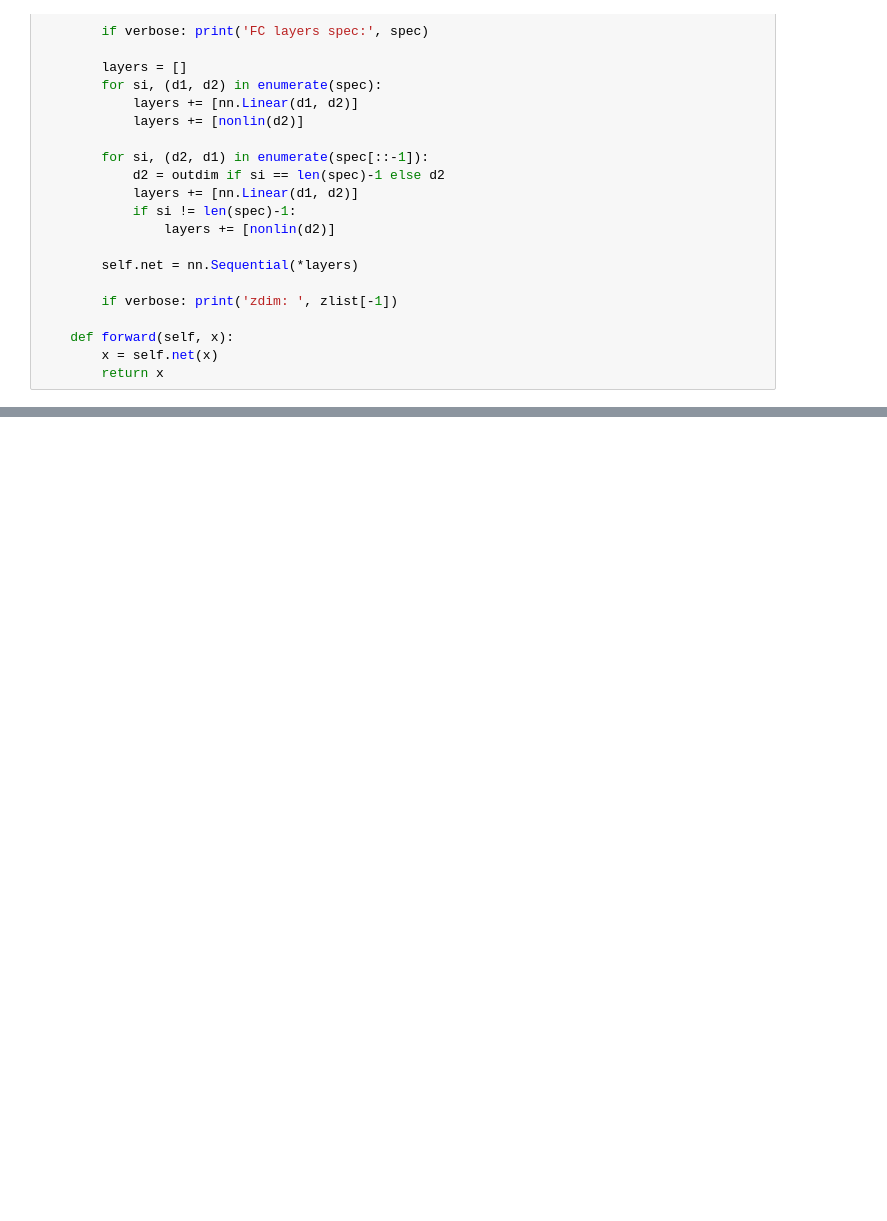
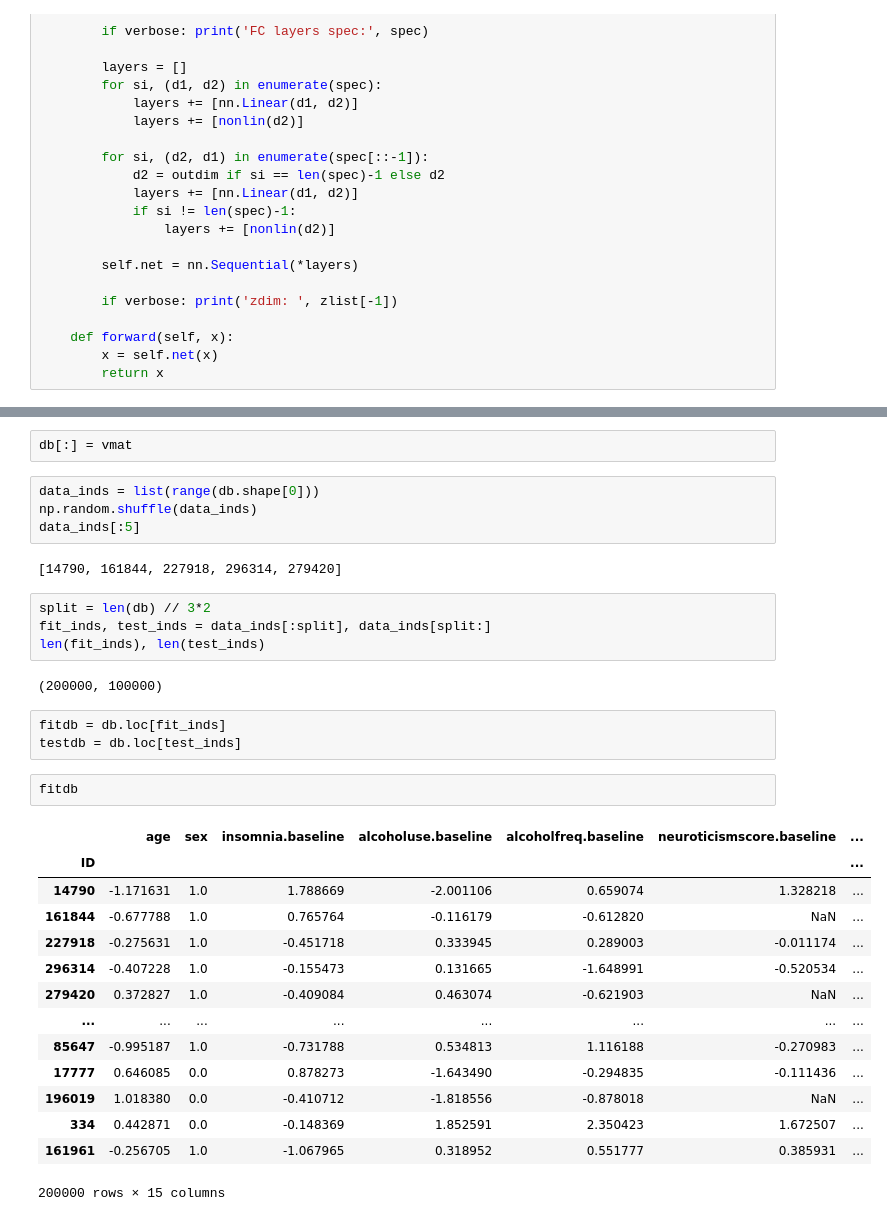
Before and after one commit to debnathk/AutoComplete_self, a Jupyter notebook: playground.ipynb, the cells around one changed output, grey strips where cells are left out. Drawn from its saved outputs; the diff is of its cells as text; blank space fills up the shorter version.

```diff
--- a/playground.ipynb
+++ b/playground.ipynb
@@ -62,0 +245,34 @@ class AutoComplete(nn.Module):
+# %%
+db[:] = vmat
+# %%
+data_inds = list(range(db.shape[0]))
+np.random.shuffle(data_inds)
+data_inds[:5]
+# %% [output]
+[14790, 161844, 227918, 296314, 279420]
+# %%
+split = len(db) // 3*2
+fit_inds, test_inds = data_inds[:split], data_inds[split:]
+len(fit_inds), len(test_inds)
+# %% [output]
+(200000, 100000)
+# %%
+fitdb = db.loc[fit_inds]
+testdb = db.loc[test_inds]
+# %%
+fitdb
+# %% [output]
+|  | age | sex | insomnia.baseline | alcoholuse.baseline | alcoholfreq.baseline | neuroticismscore.baseline | ... |
+| ID |  |  |  |  |  |  | ... |
+| 14790 | -1.171631 | 1.0 | 1.788669 | -2.001106 | 0.659074 | 1.328218 | ... |
+| 161844 | -0.677788 | 1.0 | 0.765764 | -0.116179 | -0.612820 | NaN | ... |
+| 227918 | -0.275631 | 1.0 | -0.451718 | 0.333945 | 0.289003 | -0.011174 | ... |
+| 296314 | -0.407228 | 1.0 | -0.155473 | 0.131665 | -1.648991 | -0.520534 | ... |
+| 279420 | 0.372827 | 1.0 | -0.409084 | 0.463074 | -0.621903 | NaN | ... |
+| ... | ... | ... | ... | ... | ... | ... | ... |
+| 85647 | -0.995187 | 1.0 | -0.731788 | 0.534813 | 1.116188 | -0.270983 | ... |
+| 17777 | 0.646085 | 0.0 | 0.878273 | -1.643490 | -0.294835 | -0.111436 | ... |
+| 196019 | 1.018380 | 0.0 | -0.410712 | -1.818556 | -0.878018 | NaN | ... |
+| 334 | 0.442871 | 0.0 | -0.148369 | 1.852591 | 2.350423 | 1.672507 | ... |
+| 161961 | -0.256705 | 1.0 | -1.067965 | 0.318952 | 0.551777 | 0.385931 | ... |
+200000 rows × 15 columns
```
Also changed, not shown: parts of 20 cells of this notebook.
